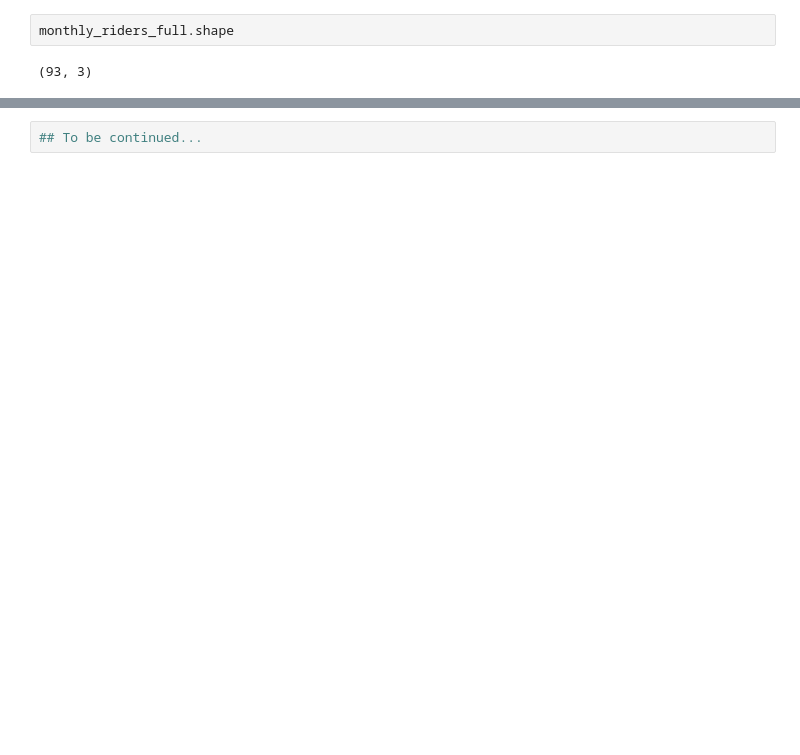
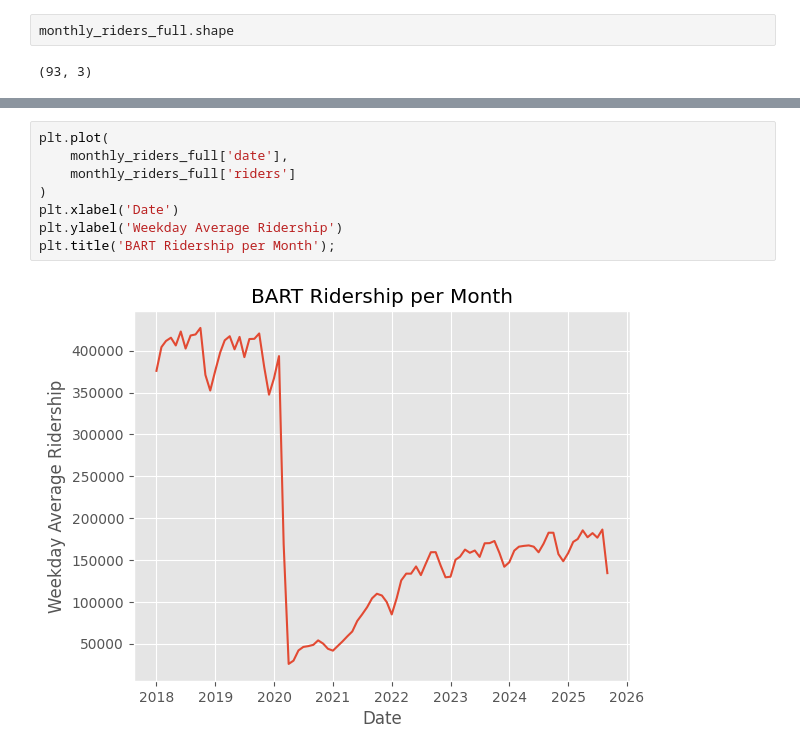
Before and after one commit to Hackquantumcpp/bart_ridership_analysis, a Jupyter notebook: 01-analysis.ipynb, the cells around one changed output, grey strips where cells are left out. Drawn from its saved outputs; the diff is of its cells as text; blank space fills up the shorter version.

```diff
--- a/01-analysis.ipynb
+++ b/01-analysis.ipynb
@@ -653,2 +670,10 @@ monthly_riders_full.head()
 # %%
-## To be continued...
+plt.plot(
+    monthly_riders_full['date'],
+    monthly_riders_full['riders']
+)
+plt.xlabel('Date')
+plt.ylabel('Weekday Average Ridership')
+plt.title('BART Ridership per Month');
+# %% [output]
+[figure, added]
```
Also changed, not shown: parts of 22 cells of this notebook.
